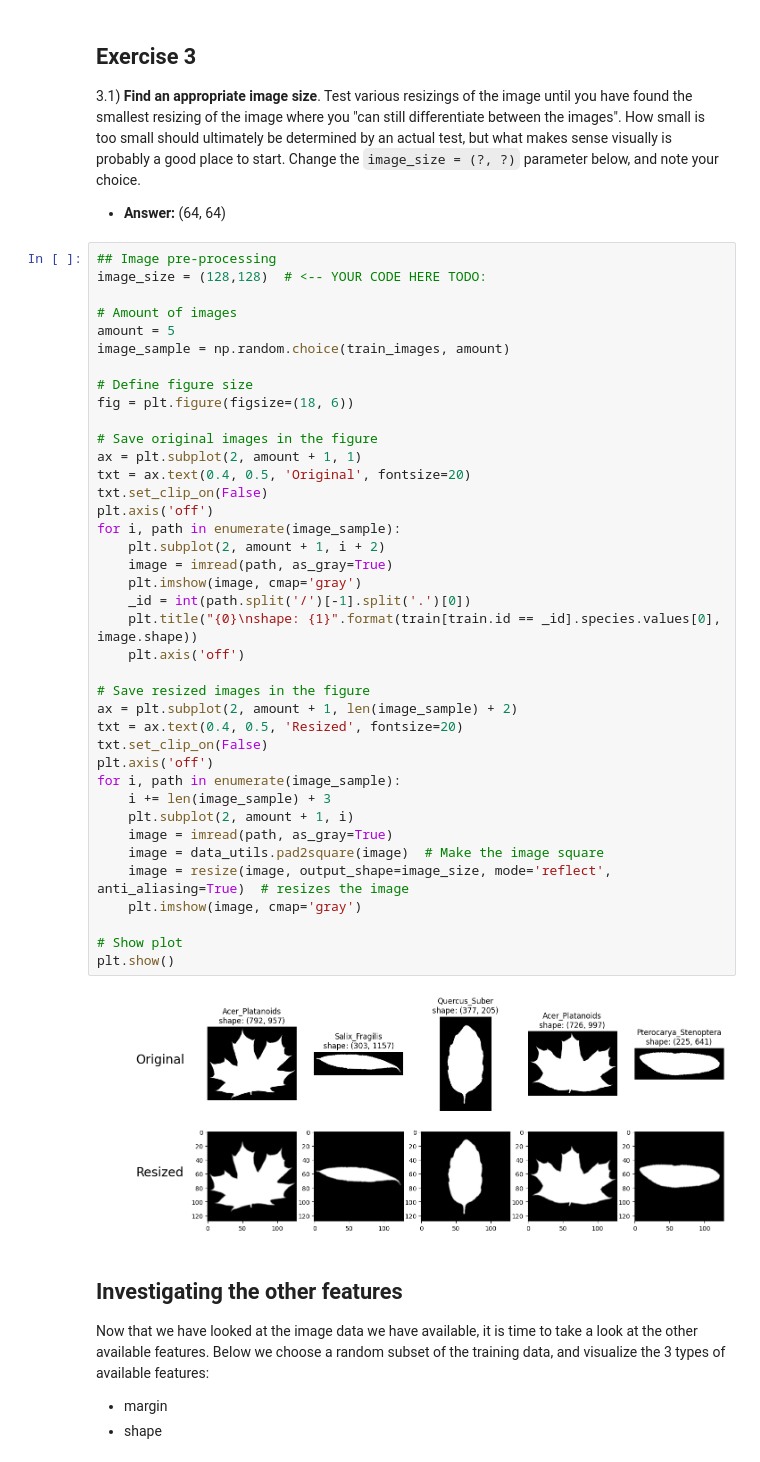
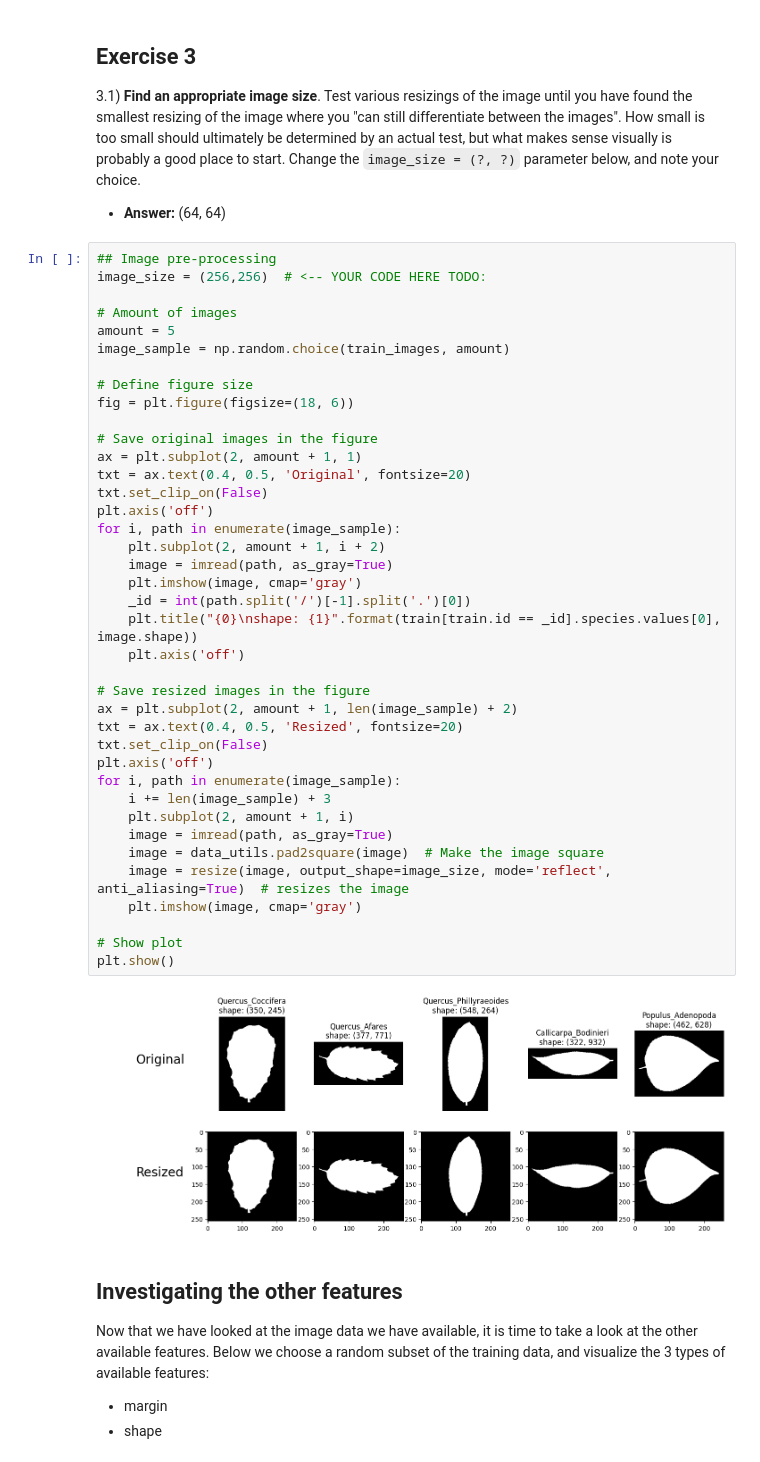
Before and after one commit to CarlaZdravkovicHugod/02456-2025, a Jupyter notebook: Week8 Mini Project/8.1 Kaggle Leaf Challenge.ipynb, the cells around one changed output. Saved outputs shown, nothing was run; the diff lists cells and outputs as text.

```diff
--- a/Week8 Mini Project/8.1 Kaggle Leaf Challenge.ipynb
+++ b/Week8 Mini Project/8.1 Kaggle Leaf Challenge.ipynb
@@ -219,7 +219,7 @@ Change the `image_size = (?, ?)` parameter below, and note your choice.
  * **Answer:** (64, 64)
 # %%
 ## Image pre-processing
-image_size = (128,128)  # <-- YOUR CODE HERE TODO:
+image_size = (256,256)  # <-- YOUR CODE HERE TODO:
 
 # Amount of images
 amount = 5
@@ -230,34 +230,34 @@ fig = plt.figure(figsize=(18, 6))
 
 # Save original images in the figure
 ax = plt.subplot(2, amount + 1, 1)
 txt = ax.text(0.4, 0.5, 'Original', fontsize=20)
 txt.set_clip_on(False)
 plt.axis('off')
 for i, path in enumerate(image_sample):
     plt.subplot(2, amount + 1, i + 2)
     image = imread(path, as_gray=True)
     plt.imshow(image, cmap='gray')
     _id = int(path.split('/')[-1].split('.')[0])
     plt.title("{0}\nshape: {1}".format(train[train.id == _id].species.values[0], image.shape))
     plt.axis('off')
 
 # Save resized images in the figure
 ax = plt.subplot(2, amount + 1, len(image_sample) + 2)
 txt = ax.text(0.4, 0.5, 'Resized', fontsize=20)
 txt.set_clip_on(False)
 plt.axis('off')
 for i, path in enumerate(image_sample):
     i += len(image_sample) + 3
     plt.subplot(2, amount + 1, i)
     image = imread(path, as_gray=True)
     image = data_utils.pad2square(image)  # Make the image square
     image = resize(image, output_shape=image_size, mode='reflect', anti_aliasing=True)  # resizes the image
     plt.imshow(image, cmap='gray')
 
 # Show plot
 plt.show()
 # %% [output]
-[figure, old version]
+[figure, new version]
 # %% [markdown]
 ## Investigating the other features
 
```
Also changed, not shown: parts of 7 cells of this notebook, 1 other file.
